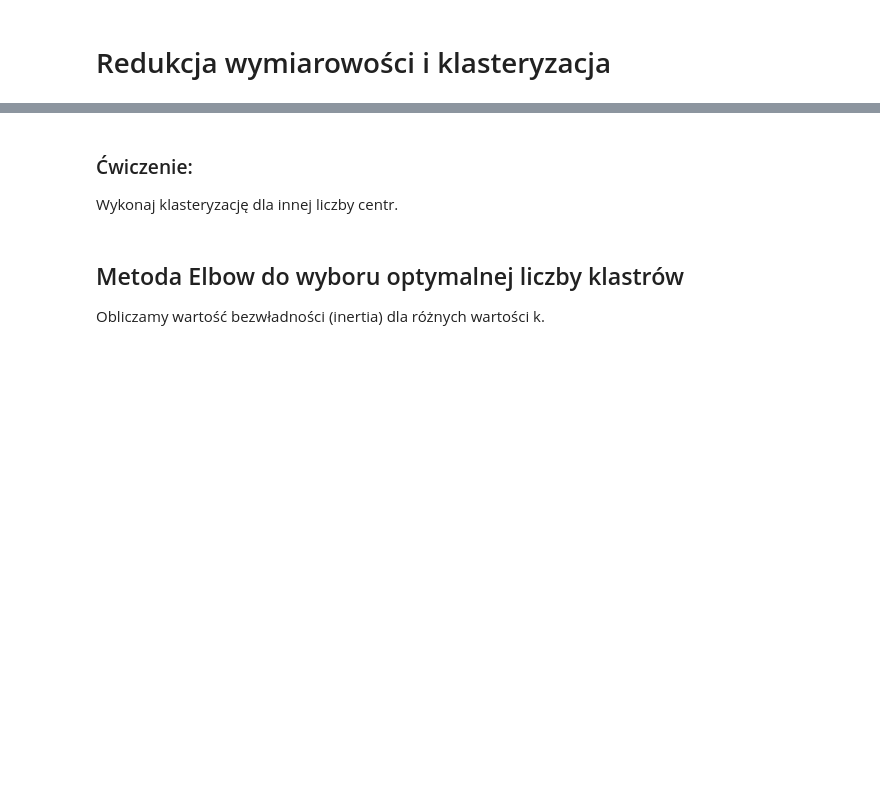
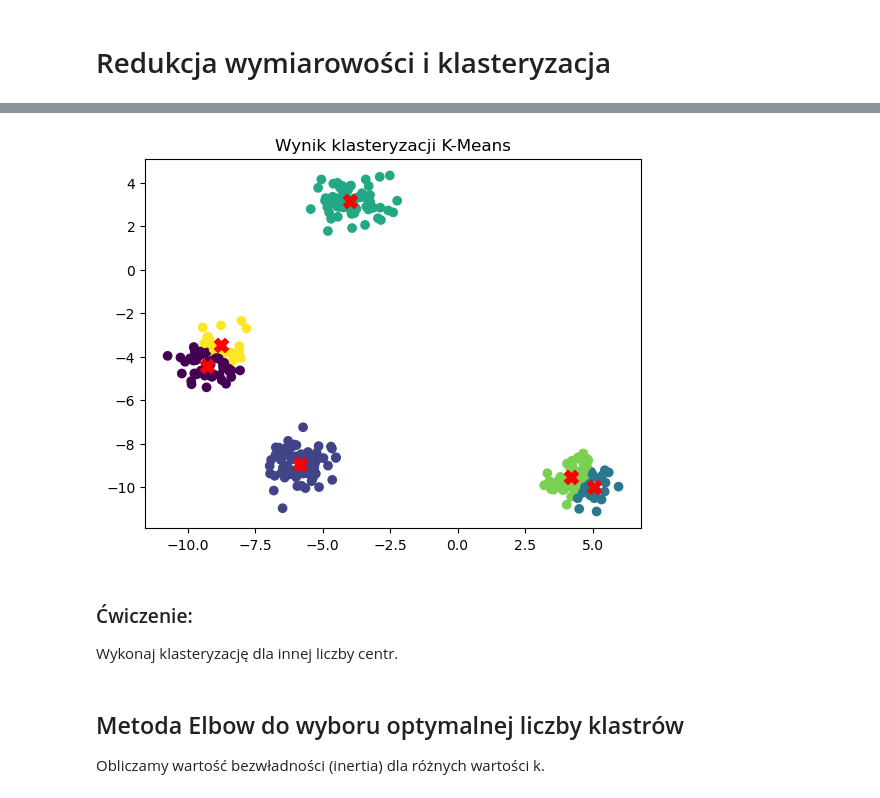
Before and after one commit to annlyd1986/labaJDA, a Jupyter notebook: codes/Laba27.ipynb, the cells around one changed output, grey strips where cells are left out. Drawn from its saved outputs; the diff is of its cells as text; code cells hidden in the pictures; blank space fills up the shorter version.

```diff
--- a/codes/Laba27.ipynb
+++ b/codes/Laba27.ipynb
@@ -25,14 +28,17 @@ plt.show()
 # %%
 # Wykorzystujemy algorytm K-Means do znalezienia 4 klastrów.
-kmeans = KMeans(n_clusters=4, random_state=42)
+kmeans = KMeans(n_clusters=6, random_state=42)
 kmeans.fit(data)
 clusters = kmeans.predict(data)
+#clusters = kmeans.fit_predict(data) # alternatywa dla 2 wyższych linijek
 
 # Wizualizacja wyników klasteryzacji.
 plt.scatter(data[:, 0], data[:, 1], c=clusters, cmap='viridis')
 plt.scatter(kmeans.cluster_centers_[:, 0], kmeans.cluster_centers_[:, 1], s=100, c='red', marker='X')
 plt.title("Wynik klasteryzacji K-Means")
 plt.show()
+# %% [output]
+[figure, added]
 # %% [markdown]
 ### Ćwiczenie:
 Wykonaj klasteryzację dla innej liczby centr.
```
Also changed, not shown: parts of 21 cells of this notebook, 2 other files.
